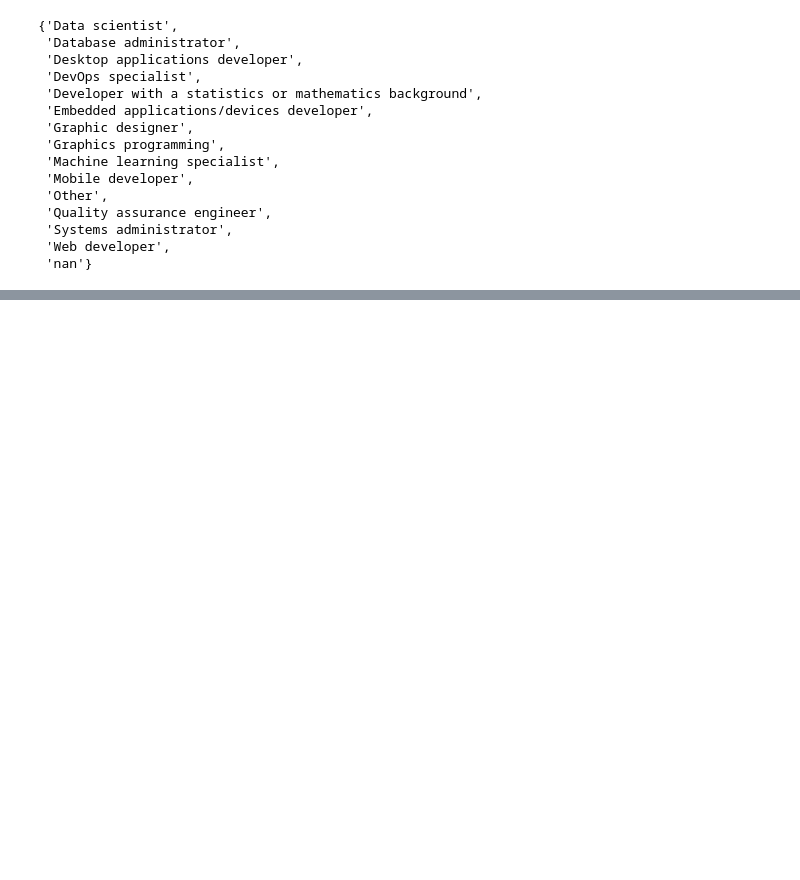
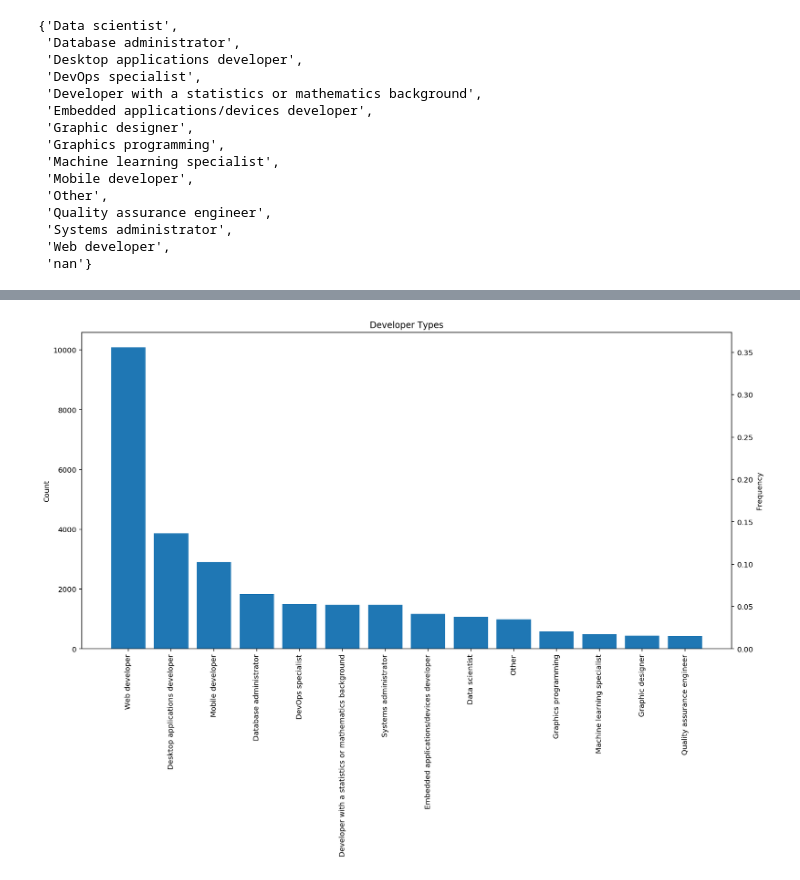
Before and after one commit to blowe615/stackoverflow_survey, a Jupyter notebook: Investigating How Data Scientists Answered the Stack Overflow Survey.ipynb, the cells around one changed output, grey strips where cells are left out. Saved outputs shown, nothing was run; the diff lists cells and outputs as text; code cells hidden in the pictures; blank space fills up the shorter version.

Commit message:
Count responses by developr type and plot results

```diff
--- a/Investigating How Data Scientists Answered the Stack Overflow Survey.ipynb
+++ b/Investigating How Data Scientists Answered the Stack Overflow Survey.ipynb
@@ -104,0 +138,4 @@ developer_responses
+# %%
+# Visualize the response dictionary in a dataframe
+response_df = pd.DataFrame.from_dict(response_dict,orient='index',columns=['Count'])
+response_df.sort_values(by='Count',ascending=False)
@@ -104,0 +159,22 @@ developer_responses
+# %%
+# Since the respondents that did not answer this question do not provide any information to help answer my questions,
+# I will drop that response from my dataframe
+response_df.drop(index='nan',inplace=True)
+# %%
+# Add a column to the dataframe to reflect percentage of respondents
+response_df['Frequency'] = response_df['Count']/response_df['Count'].sum()
+# %%
+response_df_sorted = response_df.sort_values(by='Count',ascending=False)
+# %%
+fig = plt.figure(figsize=(16,8))
+ax1 = fig.add_subplot(111)
+ax1.bar(response_df_sorted.index,response_df_sorted['Count'])
+ax2 = ax1.twinx()
+ax2.bar(response_df_sorted.index,response_df_sorted['Frequency'])
+ax1.set_xticklabels(response_df_sorted.index, rotation=90)
+ax1.set_ylabel('Count')
+ax2.set_ylabel('Frequency')
+ax1.set_title('Developer Types')
+plt.show()
+# %% [output]
+[figure, added]
```
Also changed, not shown: parts of 4 cells of this notebook.
